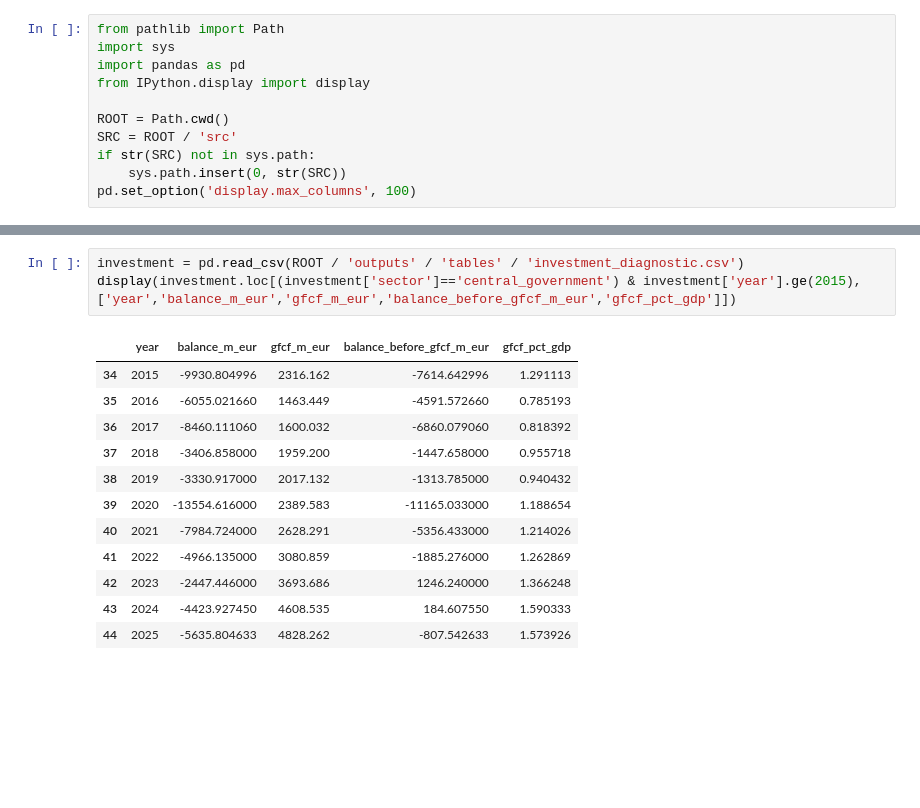
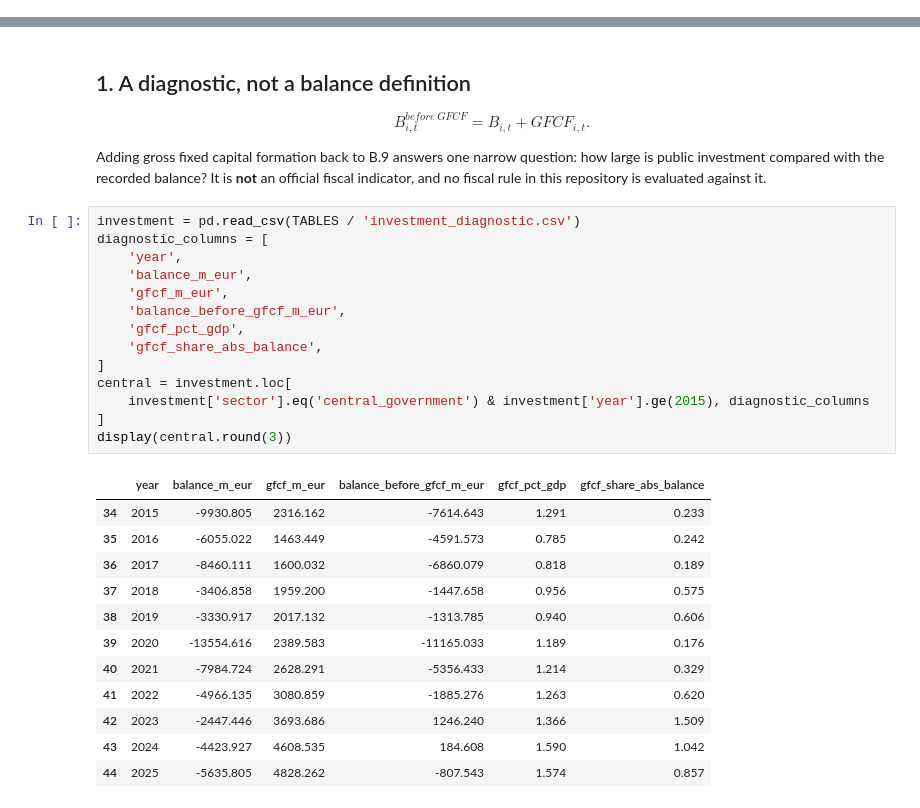
Before and after one commit to DiogoRibeiro7/portugal-fiscal-balance, a Jupyter notebook: notebooks/12_investment_diagnostic.ipynb, the cells around one changed output, grey strips where cells are left out. Drawn from its saved outputs; the diff is of its cells as text; blank space fills up the shorter version.

```diff
--- a/notebooks/12_investment_diagnostic.ipynb
+++ b/notebooks/12_investment_diagnostic.ipynb
@@ -5,11 +0,0 @@ Quantify GFCF relative to B.9 using the explicitly non-official diagnostic $B^{b
-# %%
-from pathlib import Path
-import sys
-import pandas as pd
-from IPython.display import display
-
-ROOT = Path.cwd()
-SRC = ROOT / 'src'
-if str(SRC) not in sys.path:
-    sys.path.insert(0, str(SRC))
-pd.set_option('display.max_columns', 100)
@@ -16,16 +52,36 @@ pd.set_option('display.max_columns', 100)
+# %% [markdown]
+## 1. A diagnostic, not a balance definition
+
+$$B^{before\ GFCF}_{i,t} = B_{i,t} + GFCF_{i,t}.$$
+
+Adding gross fixed capital formation back to B.9 answers one narrow question: how
+large is public investment compared with the recorded balance? It is **not** an
+official fiscal indicator, and no fiscal rule in this repository is evaluated
+against it.
 # %%
-investment = pd.read_csv(ROOT / 'outputs' / 'tables' / 'investment_diagnostic.csv')
-display(investment.loc[(investment['sector']=='central_government') & investment['year'].ge(2015), ['year','balance_m_eur','gfcf_m_eur','balance_before_gfcf_m_eur','gfcf_pct_gdp']])
+investment = pd.read_csv(TABLES / 'investment_diagnostic.csv')
+diagnostic_columns = [
+    'year',
+    'balance_m_eur',
+    'gfcf_m_eur',
+    'balance_before_gfcf_m_eur',
+    'gfcf_pct_gdp',
+    'gfcf_share_abs_balance',
+]
+central = investment.loc[
+    investment['sector'].eq('central_government') & investment['year'].ge(2015), diagnostic_columns
+]
+display(central.round(3))
 # %% [output]
-|  | year | balance_m_eur | gfcf_m_eur | balance_before_gfcf_m_eur | gfcf_pct_gdp |
-| 34 | 2015 | -9930.804996 | 2316.162 | -7614.642996 | 1.291113 |
-| 35 | 2016 | -6055.021660 | 1463.449 | -4591.572660 | 0.785193 |
-| 36 | 2017 | -8460.111060 | 1600.032 | -6860.079060 | 0.818392 |
-| 37 | 2018 | -3406.858000 | 1959.200 | -1447.658000 | 0.955718 |
-| 38 | 2019 | -3330.917000 | 2017.132 | -1313.785000 | 0.940432 |
-| 39 | 2020 | -13554.616000 | 2389.583 | -11165.033000 | 1.188654 |
-| 40 | 2021 | -7984.724000 | 2628.291 | -5356.433000 | 1.214026 |
-| 41 | 2022 | -4966.135000 | 3080.859 | -1885.276000 | 1.262869 |
-| 42 | 2023 | -2447.446000 | 3693.686 | 1246.240000 | 1.366248 |
-| 43 | 2024 | -4423.927450 | 4608.535 | 184.607550 | 1.590333 |
-| 44 | 2025 | -5635.804633 | 4828.262 | -807.542633 | 1.573926 |
+|  | year | balance_m_eur | gfcf_m_eur | balance_before_gfcf_m_eur | gfcf_pct_gdp | gfcf_share_abs_balance |
+| 34 | 2015 | -9930.805 | 2316.162 | -7614.643 | 1.291 | 0.233 |
+| 35 | 2016 | -6055.022 | 1463.449 | -4591.573 | 0.785 | 0.242 |
+| 36 | 2017 | -8460.111 | 1600.032 | -6860.079 | 0.818 | 0.189 |
+| 37 | 2018 | -3406.858 | 1959.200 | -1447.658 | 0.956 | 0.575 |
+| 38 | 2019 | -3330.917 | 2017.132 | -1313.785 | 0.940 | 0.606 |
+| 39 | 2020 | -13554.616 | 2389.583 | -11165.033 | 1.189 | 0.176 |
+| 40 | 2021 | -7984.724 | 2628.291 | -5356.433 | 1.214 | 0.329 |
+| 41 | 2022 | -4966.135 | 3080.859 | -1885.276 | 1.263 | 0.620 |
+| 42 | 2023 | -2447.446 | 3693.686 | 1246.240 | 1.366 | 1.509 |
+| 43 | 2024 | -4423.927 | 4608.535 | 184.608 | 1.590 | 1.042 |
+| 44 | 2025 | -5635.805 | 4828.262 | -807.543 | 1.574 | 0.857 |
```
Also changed, not shown: parts of 9 cells of this notebook, 31 other files.
